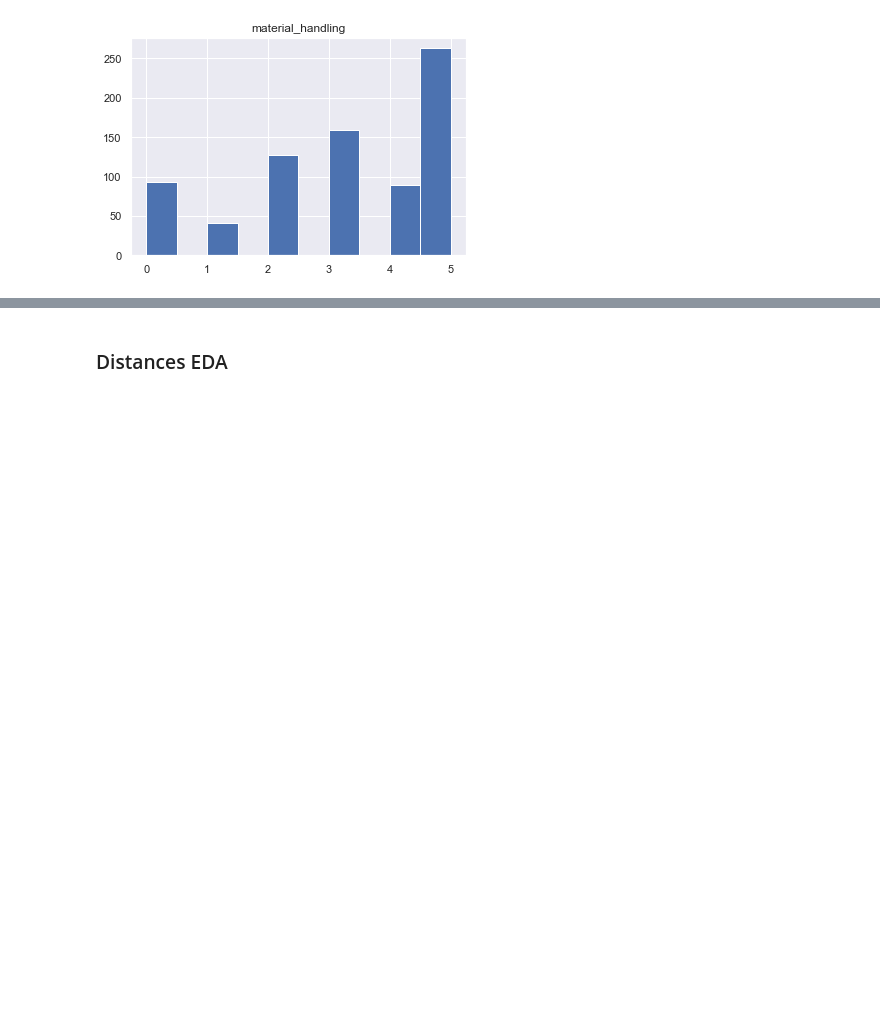
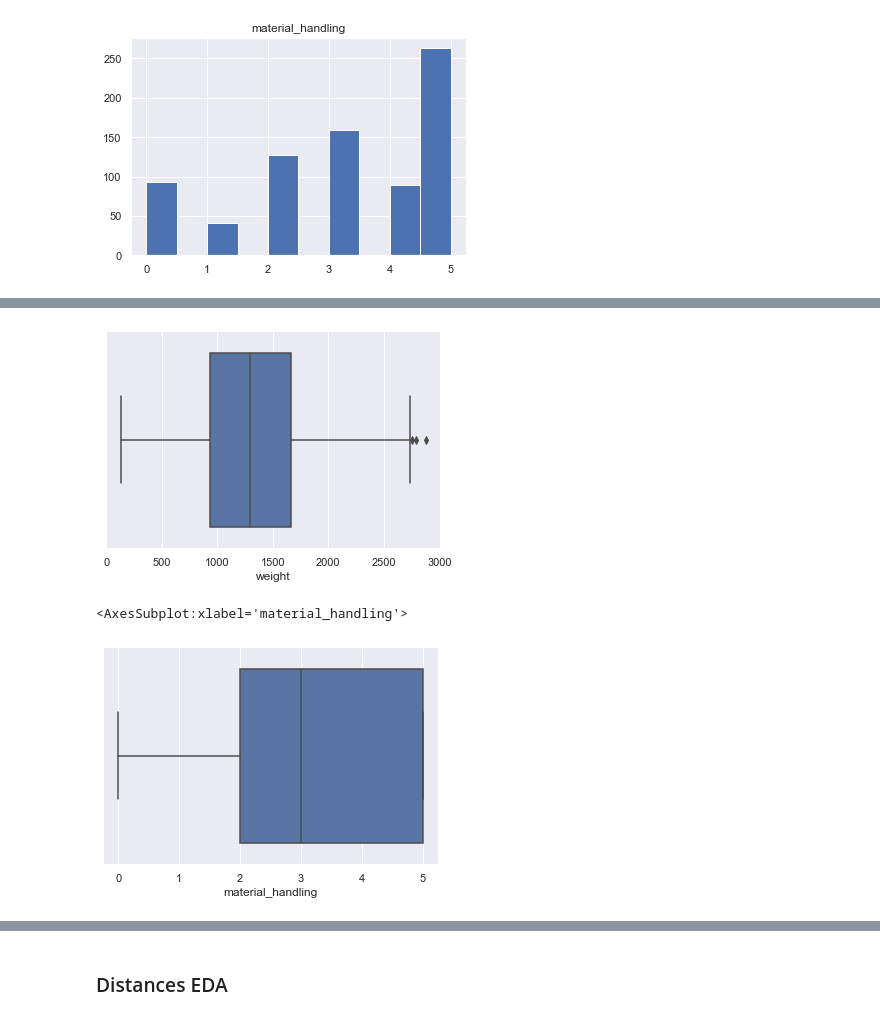
Before and after one commit to bcatala/Datathon, a Jupyter notebook: starter-notebook.ipynb, the cells around one changed output, grey strips where cells are left out. Cells and saved outputs as stored; diff of their text form; code cells hidden in the pictures; blank space fills up the shorter version.

```diff
--- a/starter-notebook.ipynb
+++ b/starter-notebook.ipynb
@@ -247,0 +245,9 @@ AttributeError: 'Series' object has no attribute 'boxplot'
+# %%
+sns.boxplot(data=df_products, x="weight")
+plt.show()
+sns.boxplot(data=df_products, x="material_handling")
+plt.show()
+# %% [output]
+[figure, added]
+<AxesSubplot:xlabel='material_handling'>
+[figure, added]
```
Also changed, not shown: parts of 2 cells of this notebook.
